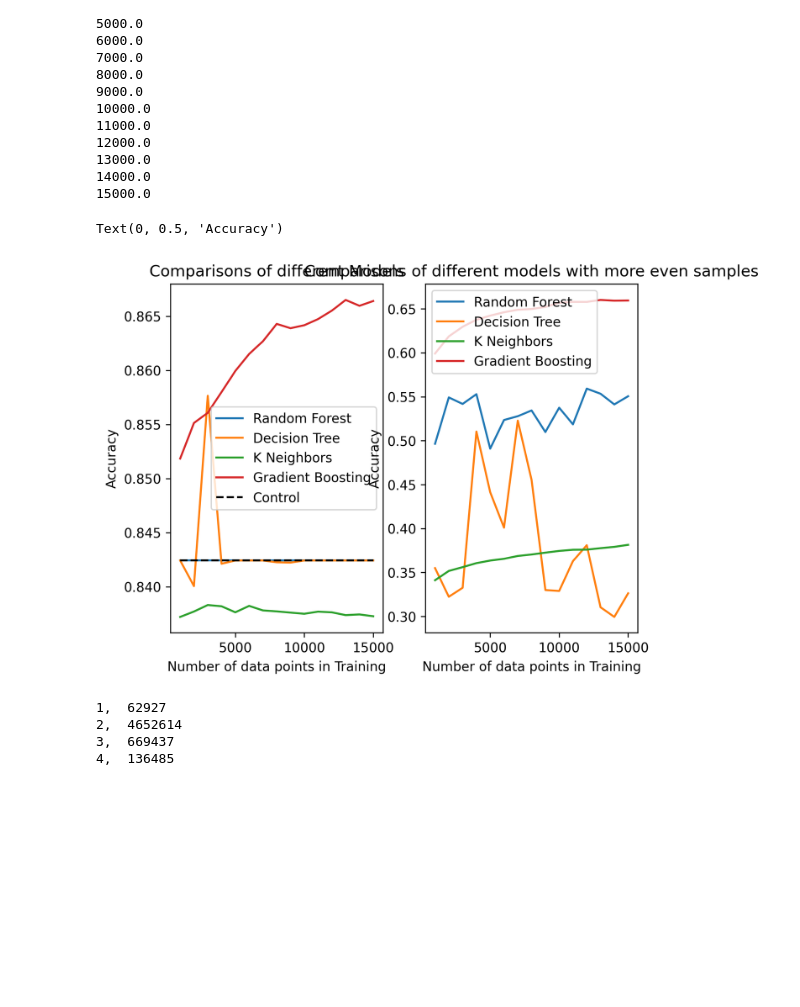
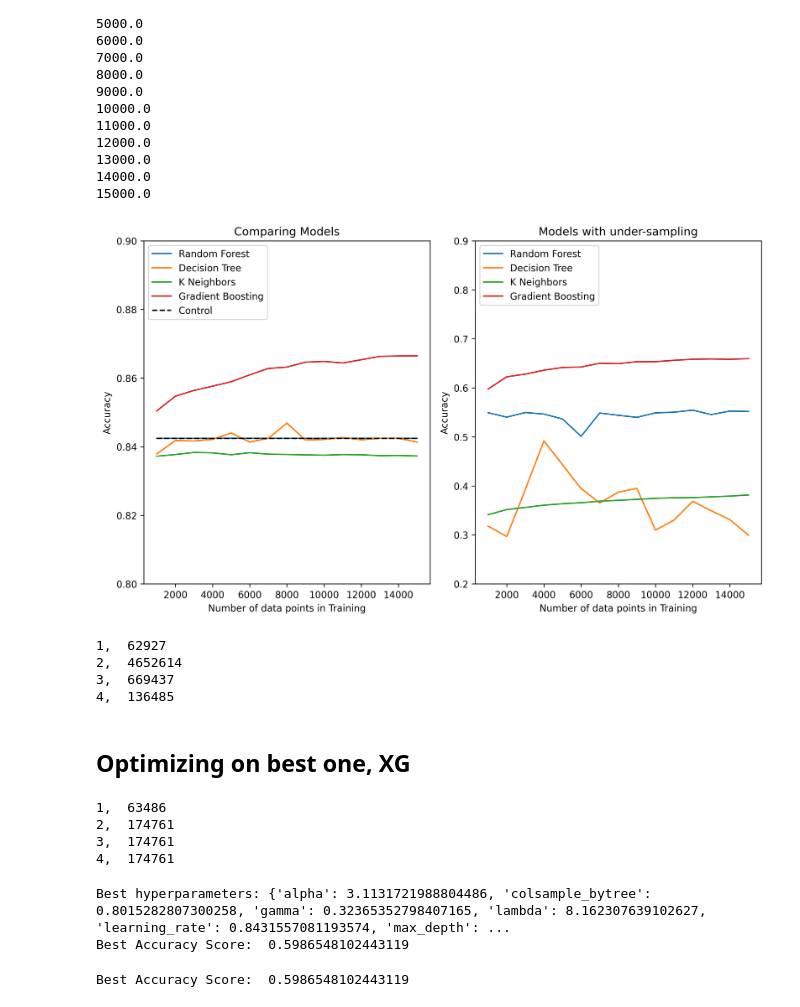
Before and after one commit to abraham-harris/crash-severity, a Jupyter notebook: notebooks/Accident_Complete_Code.ipynb, the cells around one changed output. Cells and saved outputs as stored; diff of their text form; code cells hidden in the pictures; blank space fills up the shorter version.

```diff
--- a/notebooks/Accident_Complete_Code.ipynb
+++ b/notebooks/Accident_Complete_Code.ipynb
@@ -208,12 +248,10 @@ Precipitation(in)          8.082387
 # %%
 # drop columns with large proportions of missing data
-X_train = X_train.drop(columns=["End_Lat", "End_Lng", "Street"])
-X_test = X_test.drop(columns=["End_Lat", "End_Lng", "Street"])
-y_train = y_train.drop(columns=["End_Lat", "End_Lng", "Street"])
-y_test = y_test.drop(columns=["End_Lat", "End_Lng", "Street"])
+X_train = X_train.drop(columns=["Street"])
+X_test = X_test.drop(columns=["Street"])
 # %%
 # plot histograms of each numeric column to determine whether to apply mean or median imputation (median seems reasonable for most)
-numeric_columns = ["Precipitation(in)", "Wind_Speed(mph)", "Visibility(mi)", "Pressure(in)", "Humidity(%)", "Wind_Chill(F)", "Temperature(F)", "Distance(mi)", "End_Lng", "End_Lat", "Start_Lng", "Start_Lat"]
+numeric_columns = ["Precipitation(in)", "Wind_Speed(mph)", "Visibility(mi)", "Pressure(in)", "Humidity(%)", "Temperature(F)", "Distance(mi)", "End_Lng", "End_Lat", "Start_Lng", "Start_Lat"]
 
 
 for col in df[numeric_columns]:
@@ -259,12 +286,12 @@ y_test.to_csv(f"y_test_v{VERSION}")
 # %% [markdown]
 ## Training and comparing algorithms
 # %%
-X_train = X_train.drop(columns=["Start_Time", "End_Time", "Timezone"])
-X_test = X_test.drop(columns=["Start_Time", "End_Time", "Timezone"])
+X_train = X_train.drop(columns=["Timezone"])
+X_test = X_test.drop(columns=["Timezone"])
 # %%
 #Fixing smaller training size
-X_train = X_train.iloc[:15000]
-y_train = y_train.iloc[:15000]
+#X_train = X_train.iloc[:15000]
+#y_train = y_train.iloc[:15000]
 # %%
 #Building gridsearches for Kneighbors, randomforest, decisiontree, and GradientBoosting respectively
 #to find ideal parameters for the next part
@@ -441,30 +468,34 @@ for n in N:
 14000.0
 15000.0
 # %%
+plt.figure(figsize=(10,6))
 plt.subplot(1,2,1)
 plt.plot(N, Flist, label = "Random Forest")
 plt.plot(N, Dlist, label = "Decision Tree")
 plt.plot(N, Klist, label = "K Neighbors")
 plt.plot(N, Glist, label = "Gradient Boosting")
 plt.plot(N,ControlList,"k--", label = "Control")
-plt.legend()
-plt.title("Comparisons of different Models")
+plt.legend(loc = "upper left")
+plt.title("Comparing Models")
 plt.xlabel("Number of data points in Training")
+plt.ylim(.8,.9)
 plt.ylabel("Accuracy")
+
 
 plt.subplot(1,2,2)
 plt.plot(N, F2list, label = "Random Forest")
 plt.plot(N, D2list, label = "Decision Tree")
 plt.plot(N, K2list, label = "K Neighbors")
 plt.plot(N, G2list, label = "Gradient Boosting")
 #plt.plot(N,ControlList, label = "Control")
 plt.legend(loc = "upper left")
-plt.title("Comparisons of different models with more even samples")
+plt.title("Models with under-sampling")
 plt.xlabel("Number of data points in Training")
 plt.ylabel("Accuracy")
+plt.ylim(.2,.9)
+plt.tight_layout()
 # %% [output]
-Text(0, 0.5, 'Accuracy')
-[figure, old version]
+[figure, new version]
 # %%
 df_Sep1 = df_Sep.loc[df["Severity"] == 1]
 df_Sep4 = df_Sep.loc[df["Severity"] == 4]
@@ -479,3 +510,5 @@ print("4, ", len(df_Sep4))
 2,  4652614
 3,  669437
 4,  136485
+# %% [markdown]
+## Optimizing on best one, XG
@@ -481,0 +545,10 @@ print("4, ", len(df_Sep4))
+# %%
+print("1, ", len(df_Sep1["Severity"]))
+print("2, ", len(df_Sep2["Severity"]))
+print("3, ", len(df_Sep3["Severity"]))
+print("4, ", len(df_Sep4["Severity"]))
+# %% [output]
+1,  63486
+2,  174761
+3,  174761
+4,  174761
@@ -481,0 +581,25 @@ print("4, ", len(df_Sep4))
+# %%
+# run optimization
+N = 10
+
+objective = get_objective(model=xgb.XGBClassifier, metric_func=accuracy_score)
+trials = Trials()
+hyperparameters = fmin(fn=objective, space=space, algo=tpe.suggest, max_evals=N, trials=trials)
+
+print("Best hyperparameters:", hyperparameters)
+best_model = xgb.XGBClassifier(**hyperparameters)
+best_model.fit(X_train2, y_train3)
+y_pred = best_model.predict(X_test2)
+print("Best Accuracy Score: ", accuracy_score(y_pred, y_test3))
+#print("Best F1 Score: ", f1_score(y_pred, y_test3))
+# %% [output]
+Best hyperparameters: {'alpha': 3.1131721988804486, 'colsample_bytree': 0.8015282807300258, 'gamma': 0.32365352798407165, 'lambda': 8.162307639102627, 'learning_rate': 0.8431557081193574, 'max_depth': ...
+Best Accuracy Score:  0.5986548102443119
+# %%
+best_model = xgb.XGBClassifier(**hyperparameters)
+best_model.fit(X_train2, y_train3)
+y_pred_DS = best_model.predict(X_test2)
+print("Best Accuracy Score: ", accuracy_score(y_pred_DS, y_test3))
+#print("Best F1 Score: ", f1_score(y_pred, y_test3))
+# %% [output]
+Best Accuracy Score:  0.5986548102443119
```
Also changed, not shown: parts of 26 cells of this notebook.
